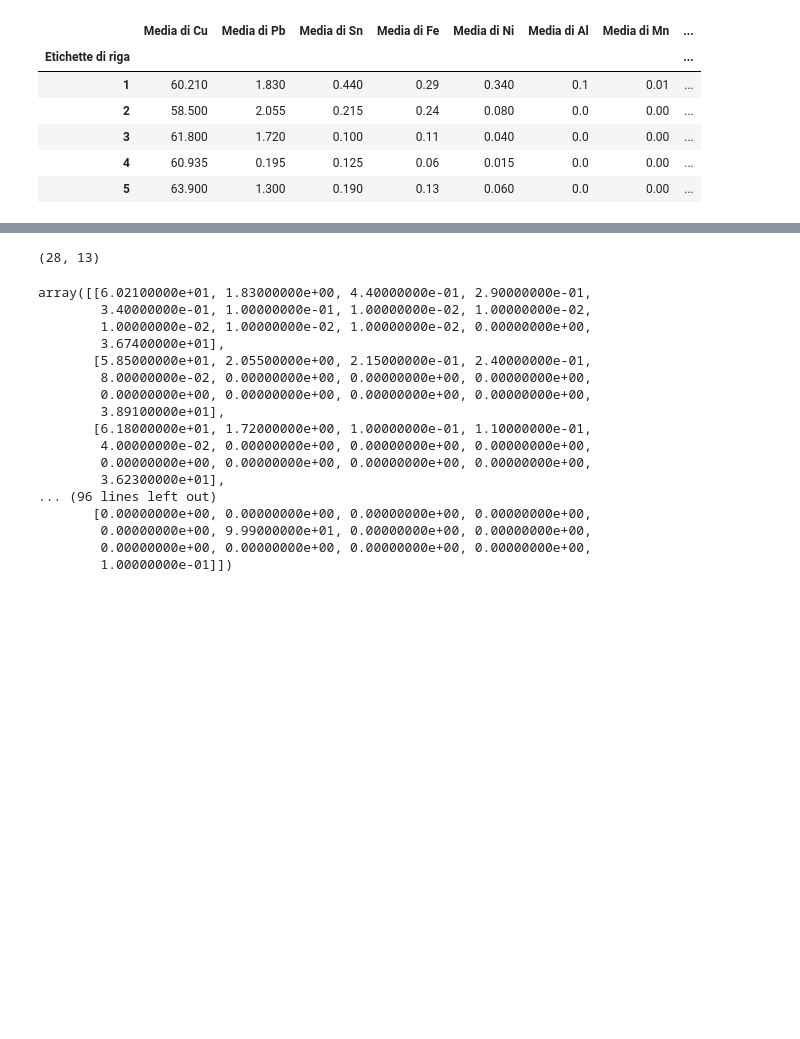
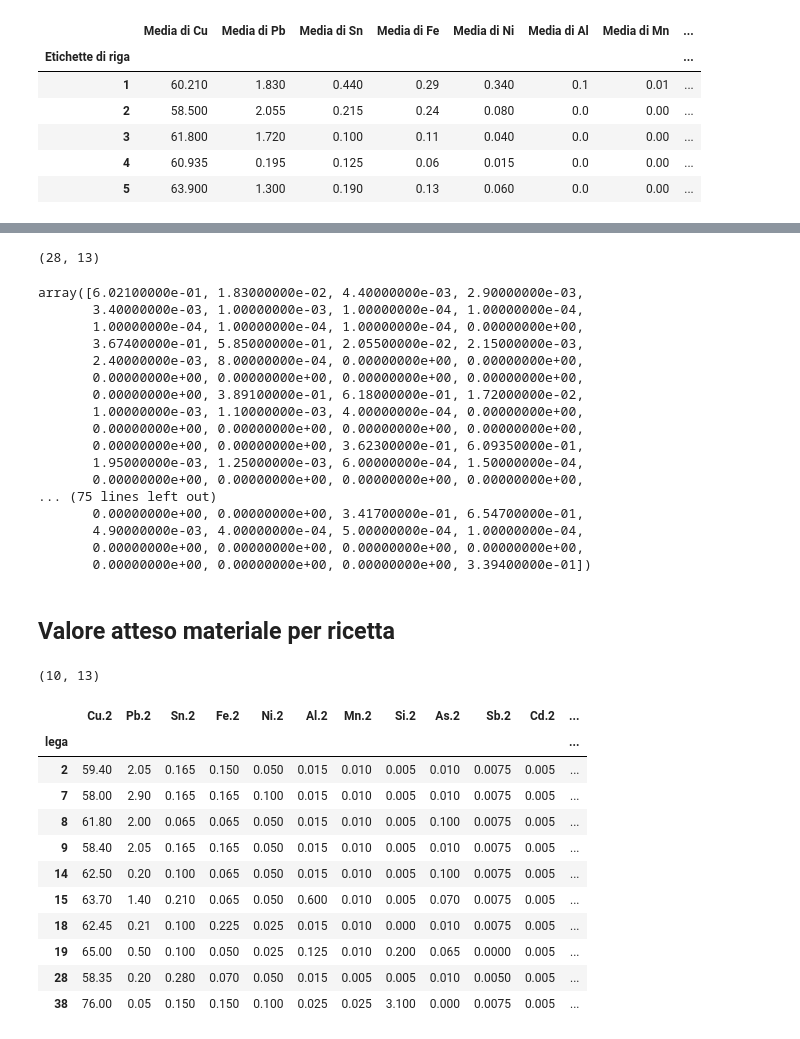
Before and after one commit to PicciMarioRegesta/almag.ottimizzazione-produzione, a Jupyter notebook: importazione.ipynb, the cells around one changed output, grey strips where cells are left out. Cells and saved outputs as stored; diff of their text form; code cells hidden in the pictures; blank space fills up the shorter version.

```diff
--- a/importazione.ipynb
+++ b/importazione.ipynb
@@ -165,23 +204,51 @@ for i in range(len(b)):
 # %%
 composizioni_famiglia = np.array(comp_raw)
 print(composizioni_famiglia.shape)
+composizioni_famiglia = composizioni_famiglia.flatten()/100
 composizioni_famiglia
 # %% [output]
 (28, 13)
-array([[6.02100000e+01, 1.83000000e+00, 4.40000000e-01, 2.90000000e-01,
-        3.40000000e-01, 1.00000000e-01, 1.00000000e-02, 1.00000000e-02,
-        1.00000000e-02, 1.00000000e-02, 1.00000000e-02, 0.00000000e+00,
-        3.67400000e+01],
-       [5.85000000e+01, 2.05500000e+00, 2.15000000e-01, 2.40000000e-01,
-        8.00000000e-02, 0.00000000e+00, 0.00000000e+00, 0.00000000e+00,
-        0.00000000e+00, 0.00000000e+00, 0.00000000e+00, 0.00000000e+00,
-        3.89100000e+01],
-       [6.18000000e+01, 1.72000000e+00, 1.00000000e-01, 1.10000000e-01,
-        4.00000000e-02, 0.00000000e+00, 0.00000000e+00, 0.00000000e+00,
-        0.00000000e+00, 0.00000000e+00, 0.00000000e+00, 0.00000000e+00,
-        3.62300000e+01],
-... (96 lines left out)
-       [0.00000000e+00, 0.00000000e+00, 0.00000000e+00, 0.00000000e+00,
-        0.00000000e+00, 9.99000000e+01, 0.00000000e+00, 0.00000000e+00,
-        0.00000000e+00, 0.00000000e+00, 0.00000000e+00, 0.00000000e+00,
-        1.00000000e-01]])
+array([6.02100000e-01, 1.83000000e-02, 4.40000000e-03, 2.90000000e-03,
+       3.40000000e-03, 1.00000000e-03, 1.00000000e-04, 1.00000000e-04,
+       1.00000000e-04, 1.00000000e-04, 1.00000000e-04, 0.00000000e+00,
+       3.67400000e-01, 5.85000000e-01, 2.05500000e-02, 2.15000000e-03,
+       2.40000000e-03, 8.00000000e-04, 0.00000000e+00, 0.00000000e+00,
+       0.00000000e+00, 0.00000000e+00, 0.00000000e+00, 0.00000000e+00,
+       0.00000000e+00, 3.89100000e-01, 6.18000000e-01, 1.72000000e-02,
+       1.00000000e-03, 1.10000000e-03, 4.00000000e-04, 0.00000000e+00,
+       0.00000000e+00, 0.00000000e+00, 0.00000000e+00, 0.00000000e+00,
+       0.00000000e+00, 0.00000000e+00, 3.62300000e-01, 6.09350000e-01,
+       1.95000000e-03, 1.25000000e-03, 6.00000000e-04, 1.50000000e-04,
+       0.00000000e+00, 0.00000000e+00, 0.00000000e+00, 0.00000000e+00,
+... (75 lines left out)
+       0.00000000e+00, 0.00000000e+00, 3.41700000e-01, 6.54700000e-01,
+       4.90000000e-03, 4.00000000e-04, 5.00000000e-04, 1.00000000e-04,
+       0.00000000e+00, 0.00000000e+00, 0.00000000e+00, 0.00000000e+00,
+       0.00000000e+00, 0.00000000e+00, 0.00000000e+00, 3.39400000e-01])
+# %% [markdown]
+## Valore atteso materiale per ricetta
+# %%
+att_raw = pd.read_excel(
+    input_filepath,
+    sheet_name="Toll Fonderia Medio",
+    header=1,
+    usecols='A,AA:AM'
+)
+att_raw = att_raw.loc[att_raw['lega'].isin(prod_df['Cartellino'])]
+att_raw = att_raw.set_index('lega')
+print(att_raw.shape)
+att_raw
+# %% [output]
+(10, 13)
+|  | Cu.2 | Pb.2 | Sn.2 | Fe.2 | Ni.2 | Al.2 | Mn.2 | Si.2 | As.2 | Sb.2 | Cd.2 | ... |
+| lega |  |  |  |  |  |  |  |  |  |  |  | ... |
+| 2 | 59.40 | 2.05 | 0.165 | 0.150 | 0.050 | 0.015 | 0.010 | 0.005 | 0.010 | 0.0075 | 0.005 | ... |
+| 7 | 58.00 | 2.90 | 0.165 | 0.165 | 0.100 | 0.015 | 0.010 | 0.005 | 0.010 | 0.0075 | 0.005 | ... |
+| 8 | 61.80 | 2.00 | 0.065 | 0.065 | 0.050 | 0.015 | 0.010 | 0.005 | 0.100 | 0.0075 | 0.005 | ... |
+| 9 | 58.40 | 2.05 | 0.165 | 0.165 | 0.050 | 0.015 | 0.010 | 0.005 | 0.010 | 0.0075 | 0.005 | ... |
+| 14 | 62.50 | 0.20 | 0.100 | 0.065 | 0.050 | 0.015 | 0.010 | 0.005 | 0.100 | 0.0075 | 0.005 | ... |
+| 15 | 63.70 | 1.40 | 0.210 | 0.065 | 0.050 | 0.600 | 0.010 | 0.005 | 0.070 | 0.0075 | 0.005 | ... |
+| 18 | 62.45 | 0.21 | 0.100 | 0.225 | 0.025 | 0.015 | 0.010 | 0.000 | 0.010 | 0.0075 | 0.005 | ... |
+| 19 | 65.00 | 0.50 | 0.100 | 0.050 | 0.025 | 0.125 | 0.010 | 0.200 | 0.065 | 0.0000 | 0.005 | ... |
+| 28 | 58.35 | 0.20 | 0.280 | 0.070 | 0.050 | 0.015 | 0.005 | 0.005 | 0.010 | 0.0050 | 0.005 | ... |
+| 38 | 76.00 | 0.05 | 0.150 | 0.150 | 0.100 | 0.025 | 0.025 | 3.100 | 0.000 | 0.0075 | 0.005 | ... |
```
Also changed, not shown: parts of 10 cells of this notebook, 3 other files.
